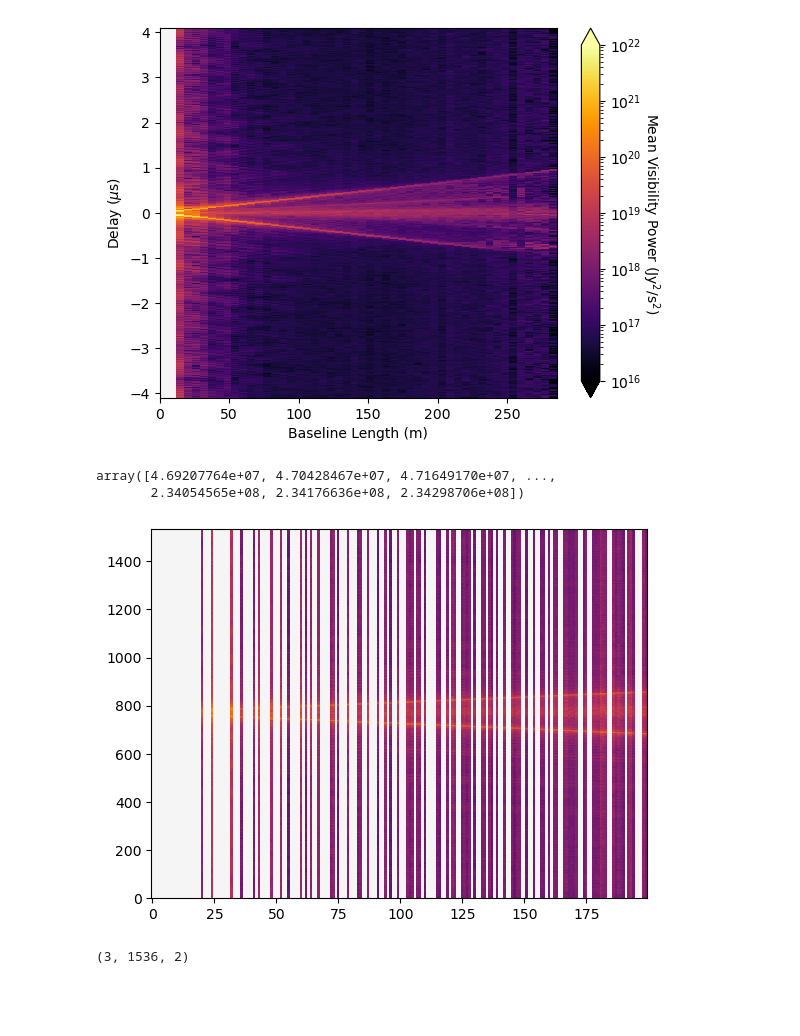
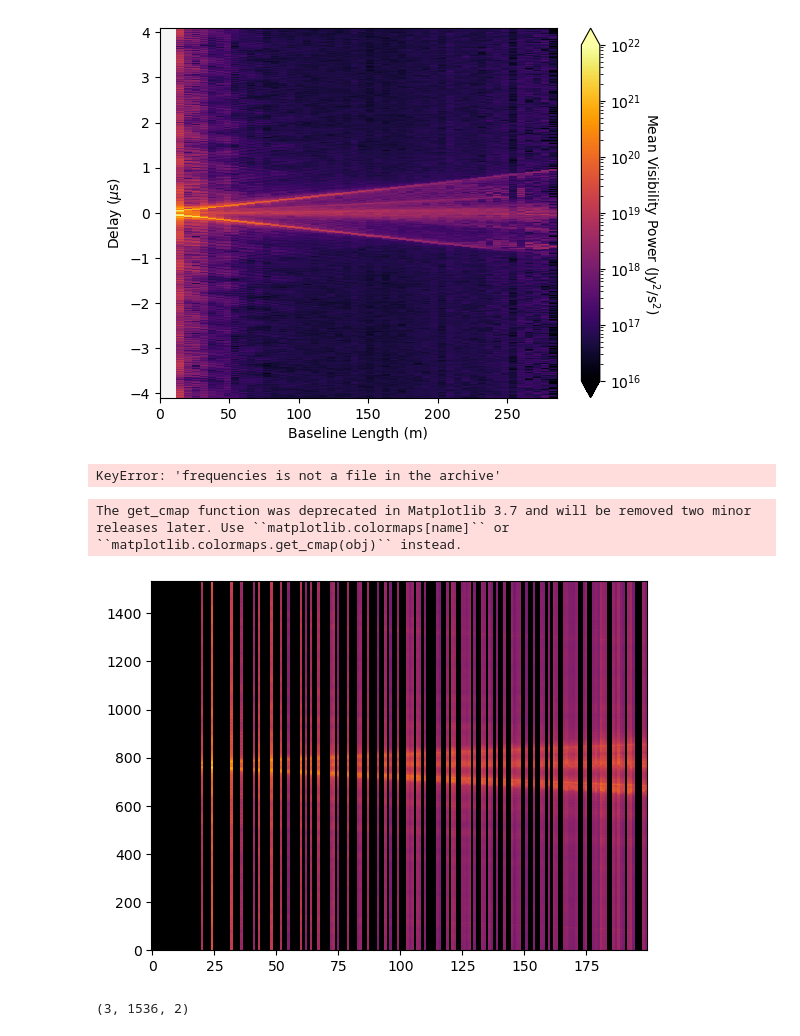
Before and after one commit to rlbyrne/rlb_hera, a Jupyter notebook: hera_data_viewer.ipynb, the cells around one changed output. Drawn from its saved outputs; the diff is of its cells as text; code cells hidden in the pictures; blank space fills up the shorter version.

```diff
--- a/hera_data_viewer.ipynb
+++ b/hera_data_viewer.ipynb
@@ -131,28 +131,30 @@ plot_visibilities(data_dwabscal_normalized)
 # %% [output]
 The get_cmap function was deprecated in Matplotlib 3.7 and will be removed two minor releases later. Use ``matplotlib.colormaps[name]`` or ``matplotlib.colormaps.get_cmap(obj)`` instead.
 [figure]
+# %%
+avg_spectra = np.load("/safepool/rbyrne/hera_abscal_Jun2024/mean_variance_xx.npz")
 # %%
 avg_spectra["frequencies"]
 # %% [output]
-array([4.69207764e+07, 4.70428467e+07, 4.71649170e+07, ...,
-       2.34054565e+08, 2.34176636e+08, 2.34298706e+08])
+KeyError: 'frequencies is not a file in the archive'
 # %%
 use_cmap = matplotlib.cm.get_cmap("inferno")
-use_cmap.set_bad(color="whitesmoke")
+use_cmap.set_bad(color="black")
 vmin = 1e10
 vmax = 1e22
 norm = matplotlib.colors.LogNorm(vmin=vmin, vmax=vmax)
 plt.imshow(
     avg_spectra["variance"].T,
     origin="lower",
     interpolation="none",
     cmap=use_cmap,
     norm=norm,
     aspect="auto",
 )
 plt.show()
 # %% [output]
+The get_cmap function was deprecated in Matplotlib 3.7 and will be removed two minor releases later. Use ``matplotlib.colormaps[name]`` or ``matplotlib.colormaps.get_cmap(obj)`` instead.
-[figure, old version]
+[figure, new version]
 # %%
 abscal_params = np.load(
     "/safepool/rbyrne/hera_abscal/zen.2459861.48181.sum.abs_calibrated.red_avg_abscal_params.npy"
```
Also changed, not shown: 1 other file.
